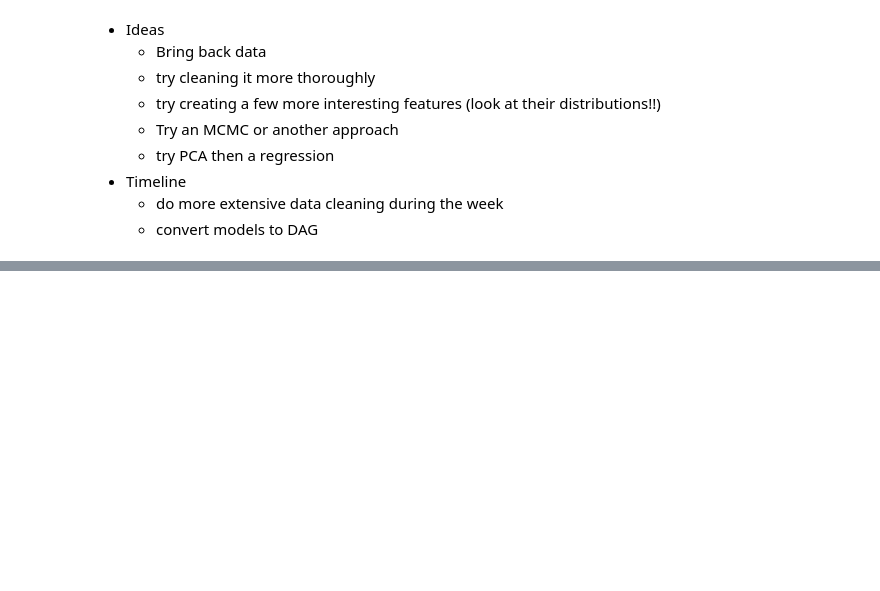
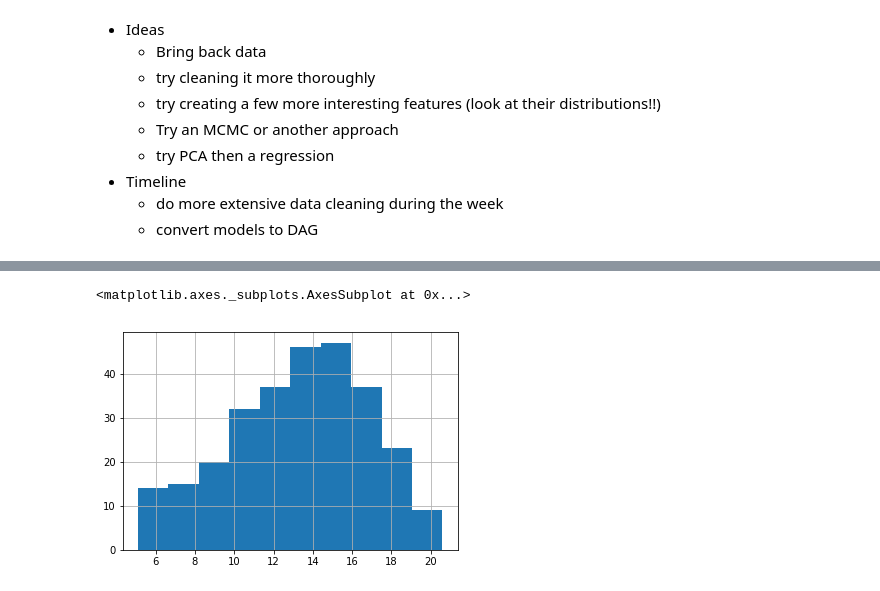
Before and after one commit to irickman/WHOOP-Strava-data, a Jupyter notebook: Data Exploration.ipynb, the cells around one changed output, grey strips where cells are left out. Saved outputs shown, nothing was run; the diff lists cells and outputs as text; code cells hidden in the pictures; blank space fills up the shorter version.

```diff
--- a/Data Exploration.ipynb
+++ b/Data Exploration.ipynb
@@ -154,0 +133,5 @@ len(single_acts)
+# %%
+acts.score.hist()
+# %% [output]
+<matplotlib.axes._subplots.AxesSubplot at 0x...>
+[figure, added]
```
Also changed, not shown: parts of 24 cells of this notebook, 2 other files.
